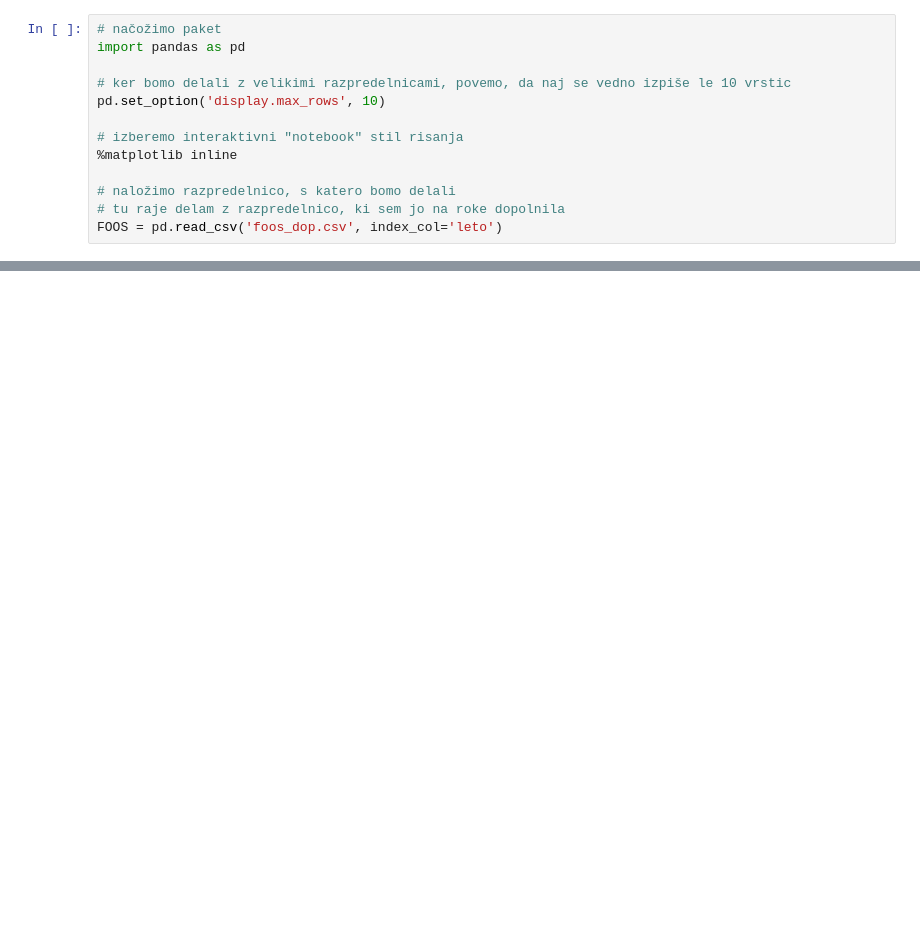
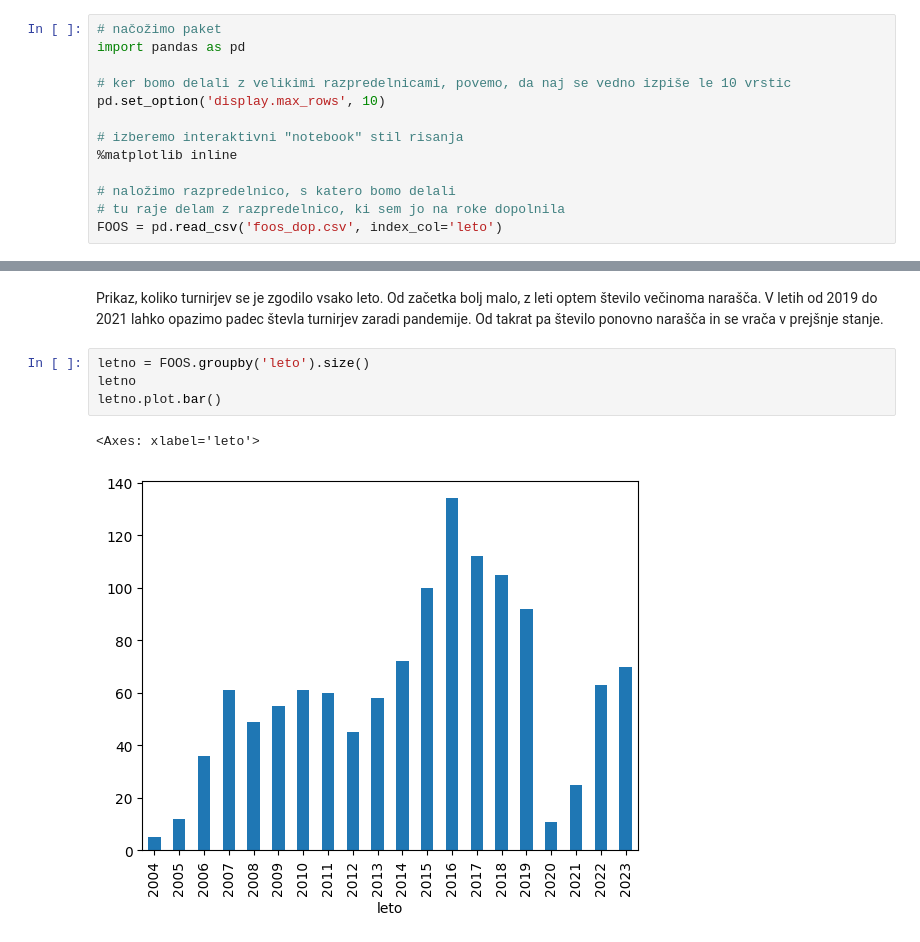
Before and after one commit to KocijanZ21/Projektna-Foos, a Jupyter notebook: foos/foos_analiza.ipynb, the cells around one changed output, grey strips where cells are left out. Drawn from its saved outputs; the diff is of its cells as text; blank space fills up the shorter version.

```diff
--- a/foos/foos_analiza.ipynb
+++ b/foos/foos_analiza.ipynb
@@ -28,3 +28,12 @@ FOOS
 | 2023 | NIKI - ADAMS Masters Series - ITS... | Bulgaria | Masters | Leonhart |
 | 2023 | Campeonato de España 2023 - ITSF ... | Spain | Masters | Leonhart |
 1226 rows × 4 columns
+# %% [markdown]
+Prikaz, koliko turnirjev se je zgodilo vsako leto. Od začetka bolj malo, z leti optem število večinoma narašča. V letih od 2019 do 2021 lahko opazimo padec števla turnirjev zaradi pandemije. Od takrat pa število ponovno narašča in se vrača v prejšnje stanje.
+# %%
+letno = FOOS.groupby('leto').size()
+letno
+letno.plot.bar()
+# %% [output]
+<Axes: xlabel='leto'>
+[figure, added]
```
Also changed, not shown: parts of 4 cells of this notebook, 1 other file.
